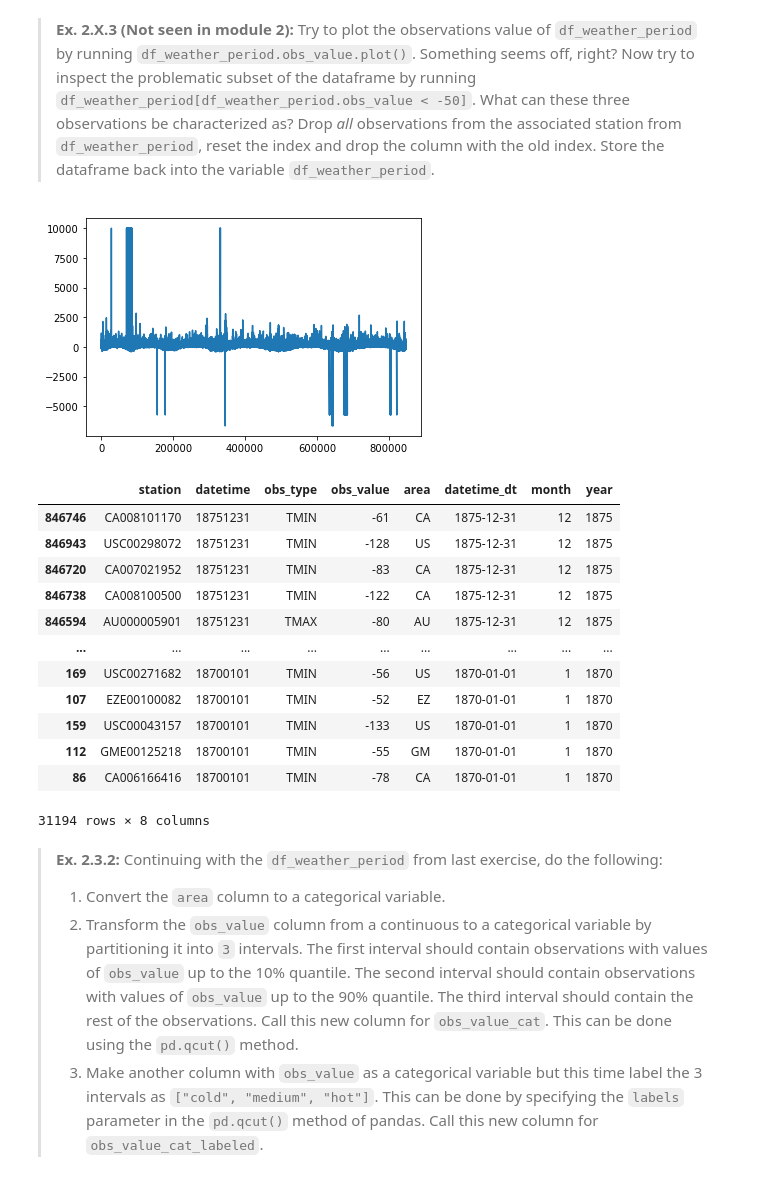
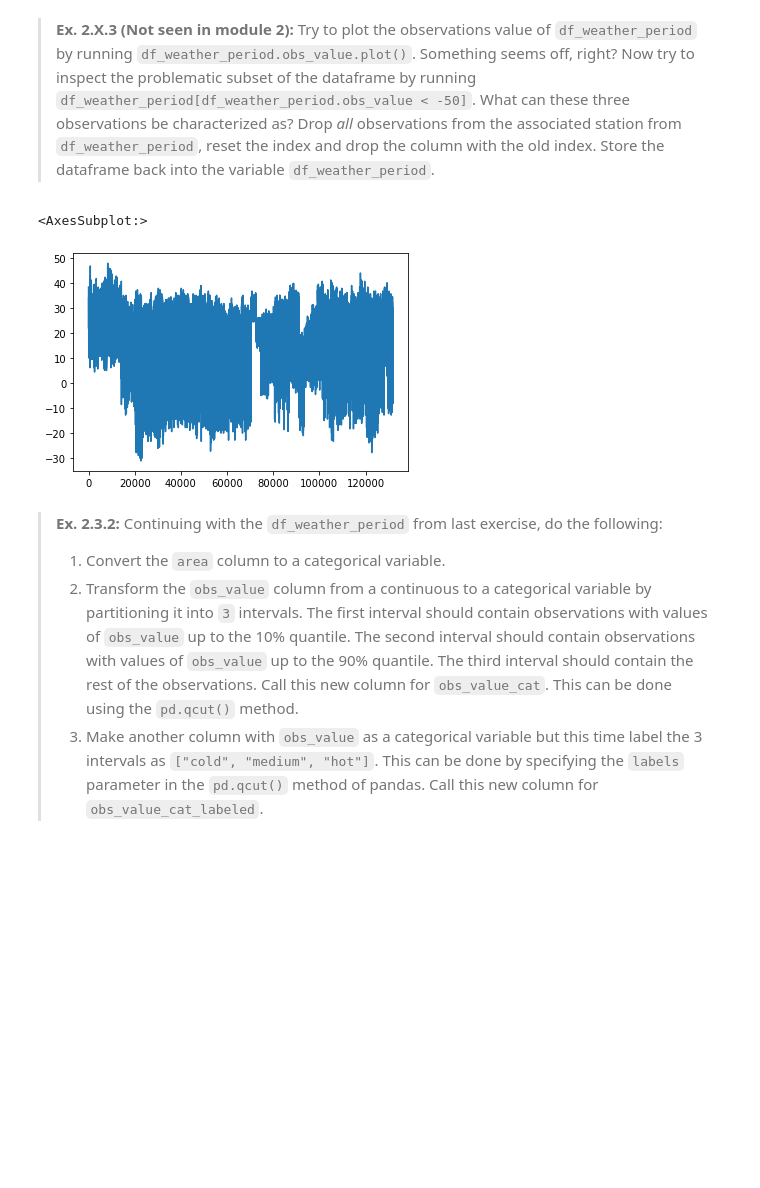
Before and after one commit to laurajaida/laura_og_stjernerne, a Jupyter notebook: assignment_1.ipynb, the cells around one changed output. Cells and saved outputs as stored; diff of their text form; code cells hidden in the pictures; blank space fills up the shorter version.

```diff
--- a/assignment_1.ipynb
+++ b/assignment_1.ipynb
@@ -156,25 +156,14 @@ df_weather_period.tail(10)
 | 132316 | USW00094728 | 18700101 | TMAX | 6.1 | US | 1870-01-01 | 1 | 1870 |
 # %% [markdown]
 > **Ex. 2.X.3 (Not seen in module 2):** Try to plot the observations value of `df_weather_period` by running `df_weather_period.obs_value.plot()`. Something seems off, right? Now try to inspect the problematic subset of the dataframe by running `df_weather_period[df_weather_period.obs_value < -50]`. What can these three observations be characterized as? Drop _all_ observations from the associated station from `df_weather_period`, reset the index and drop the column with the old index. Store the dataframe back into the variable `df_weather_period`.
-# %%
-df_weather_period.obs_value.plot()
-plt.show()
-df_weather_period[df_weather_period.obs_value < -50]
-# %% [output]
-[figure, removed]
-|  | station | datetime | obs_type | obs_value | area | datetime_dt | month | year |
-| 846746 | CA008101170 | 18751231 | TMIN | -61 | CA | 1875-12-31 | 12 | 1875 |
-| 846943 | USC00298072 | 18751231 | TMIN | -128 | US | 1875-12-31 | 12 | 1875 |
-| 846720 | CA007021952 | 18751231 | TMIN | -83 | CA | 1875-12-31 | 12 | 1875 |
-| 846738 | CA008100500 | 18751231 | TMIN | -122 | CA | 1875-12-31 | 12 | 1875 |
-| 846594 | AU000005901 | 18751231 | TMAX | -80 | AU | 1875-12-31 | 12 | 1875 |
-| ... | ... | ... | ... | ... | ... | ... | ... | ... |
-| 169 | USC00271682 | 18700101 | TMIN | -56 | US | 1870-01-01 | 1 | 1870 |
-| 107 | EZE00100082 | 18700101 | TMIN | -52 | EZ | 1870-01-01 | 1 | 1870 |
-| 159 | USC00043157 | 18700101 | TMIN | -133 | US | 1870-01-01 | 1 | 1870 |
-| 112 | GME00125218 | 18700101 | TMIN | -55 | GM | 1870-01-01 | 1 | 1870 |
-| 86 | CA006166416 | 18700101 | TMIN | -78 | CA | 1870-01-01 | 1 | 1870 |
-31194 rows × 8 columns
+# %%
+#df_weather_period[df_weather_period.obs_value < -50]
+df_weather_period = df_weather_period.drop(df_weather_period[df_weather_period['station']=='USW00023068'].index)
+df_weather_period=df_weather_period.reset_index(drop=True)
+df_weather_period.obs_value.plot()
+# %% [output]
+<AxesSubplot:>
+[figure, added]
 # %% [markdown]
 > **Ex. 2.3.2:**
 Continuing with the `df_weather_period` from last exercise, do the following:
```
